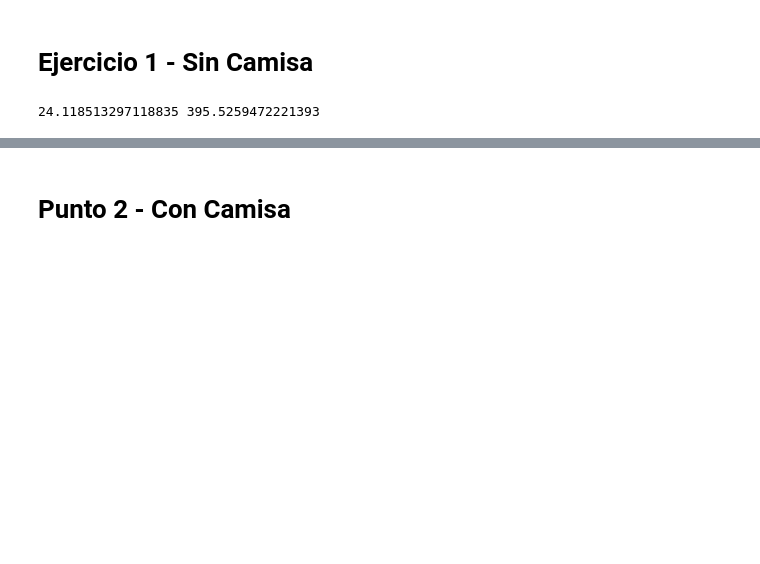
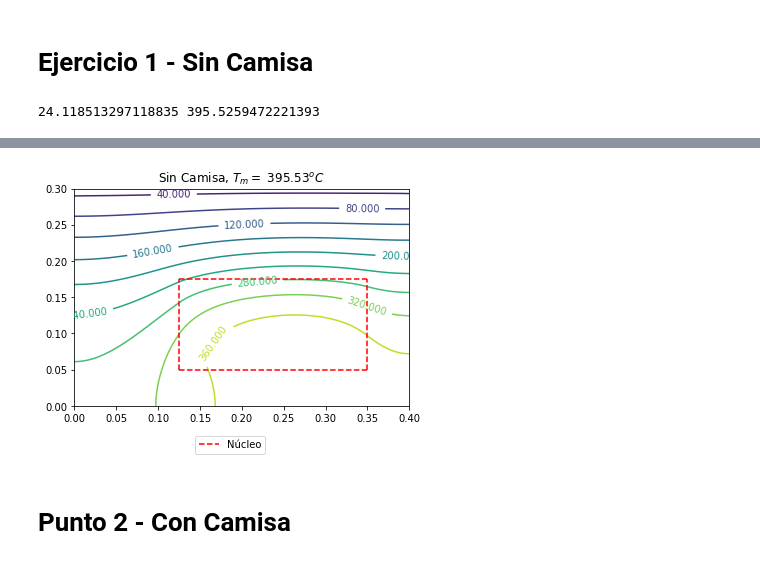
Before and after one commit to nicomn97/TransCalor-Taller1, a Jupyter notebook: Taller1.ipynb, the cells around one changed output, grey strips where cells are left out. Saved outputs shown, nothing was run; the diff lists cells and outputs as text; code cells hidden in the pictures; blank space fills up the shorter version.

```diff
--- a/Taller1.ipynb
+++ b/Taller1.ipynb
@@ -98,3 +98,16 @@ plt.savefig("sinCamisa",bbox_inches="tight")
+# %%
+fig, ax=plt.subplots()
+CS=ax.contour(xx, yy, Tm, 10)
+plt.plot([0.125,0.35],[0.05,0.05],"--",c="r")
+plt.plot([0.125,0.35],[0.175,0.175],"--",c="r")
+plt.plot([0.125,0.125],[0.05,0.175],"--",c="r")
+plt.plot([0.35,0.35],[0.05,0.175],"--",c="r",label="Núcleo")
+ax.set_title(f"Sin Camisa, $T_m=$ {np.max(Tm):.2f}$^o C $")
+ax.clabel(CS,inline=1,fontsize=10)
+plt.legend(loc=(0.36,-0.22))
+plt.savefig("sinCamisa_c.png",bbox_inches="tight")
+# %% [output]
+[figure, added]
 # %% [markdown]
 # Punto 2 - Con Camisa
 # %%
```
Also changed, not shown: parts of 5 cells of this notebook, 4 other files.
